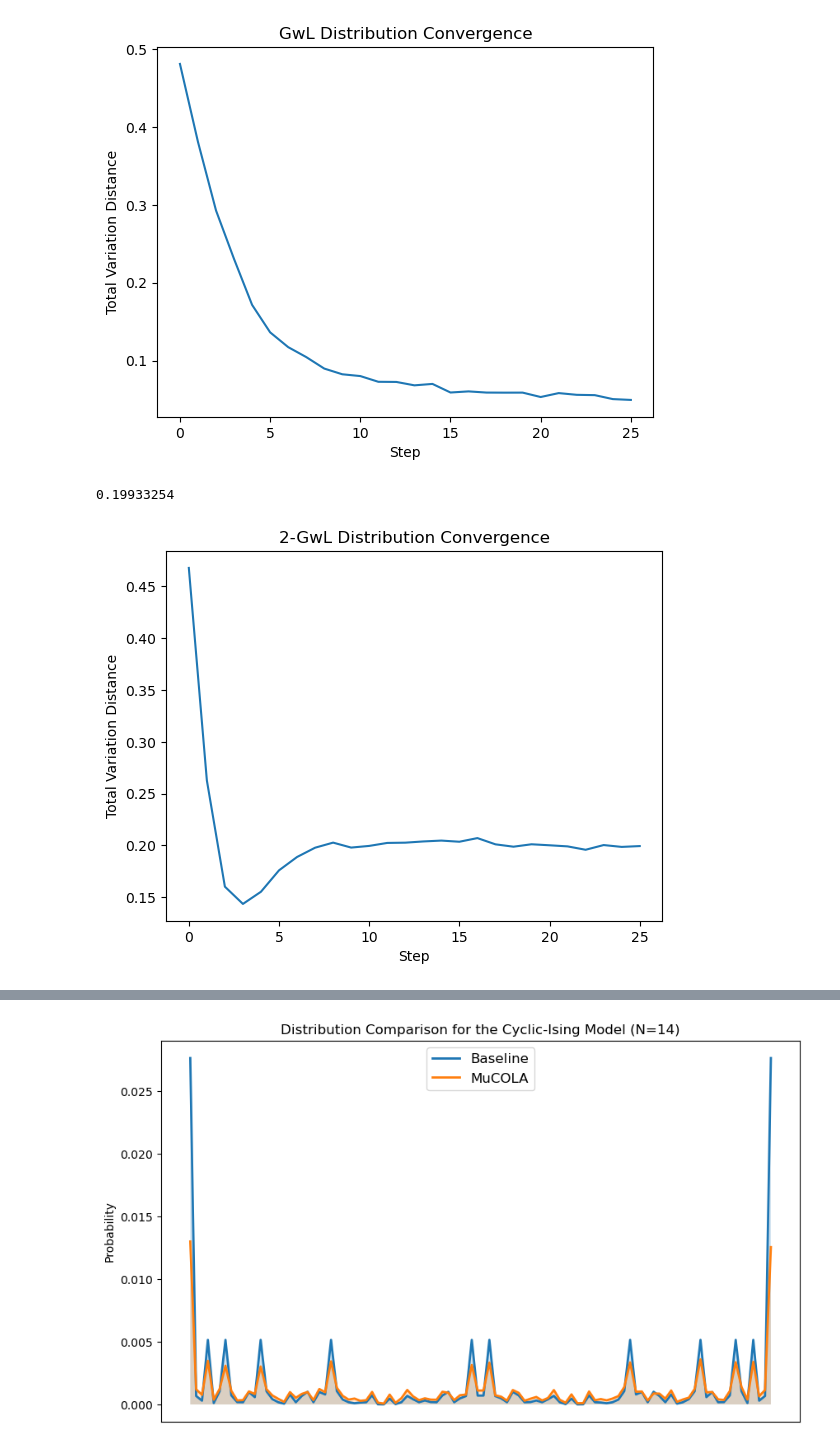
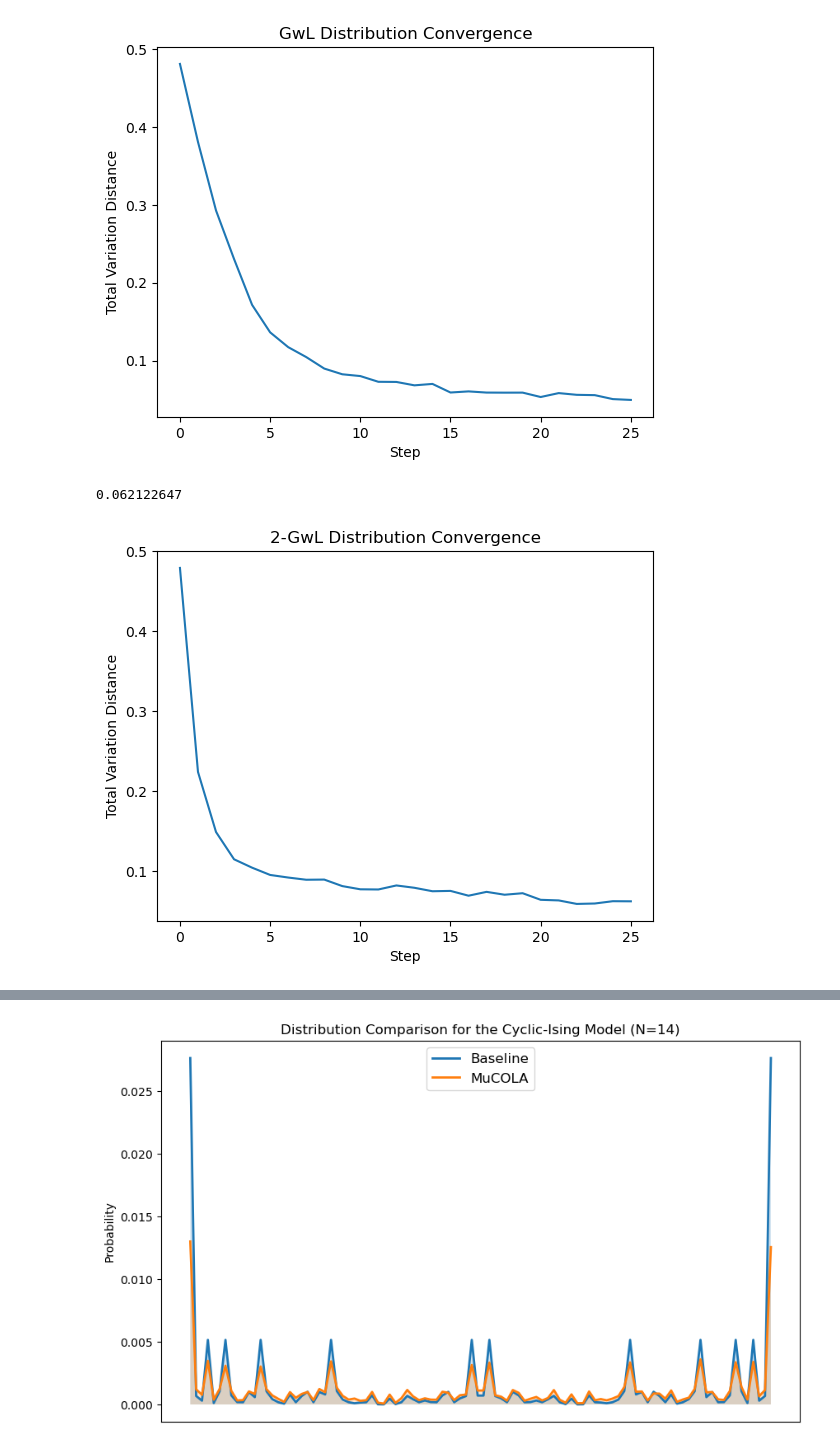
Before and after one commit to shainotshy1/MCMC_Comparisons, a Jupyter notebook: LanguageAlign/test.ipynb, the cells around one changed output, grey strips where cells are left out. Drawn from its saved outputs; the diff is of its cells as text; code cells hidden in the pictures.

```diff
--- a/LanguageAlign/test.ipynb
+++ b/LanguageAlign/test.ipynb
@@ -397,8 +397,8 @@ def sample_2gwl(calc_U, calc_dU, x0, iter, alpha, vocab, p=2, return_vd_traj=Fal
             pair_prods = np.tril(x[:, :, None] * x[:, None, :], k=-1)
 
             total_sum = pair_prods.sum(axis=(1, 2))
-            row_sum   = pair_prods.sum(axis=2)
-            col_sum   = pair_prods.sum(axis=1)
+            row_sum = pair_prods.sum(axis=2)
+            col_sum = pair_prods.sum(axis=1)
 
             masked_sums = (
                 total_sum[:, None, None]
@@ -428,11 +428,18 @@ def sample_2gwl(calc_U, calc_dU, x0, iter, alpha, vocab, p=2, return_vd_traj=Fal
         C[np.arange(m), target_indices[:, 0], target_indices[:, 1]] = -np.inf # Makes the probability of a self loop be 0.
         return C
 
-    def calc_select_prob_no_replace(select_probs, targets):
-        p1 = select_probs[np.arange(m), targets[:, 0]]
-        p2 = select_probs[np.arange(m), targets[:, 1]]
-        denom = 1.0 - p1
-        return p1 * (p2 / denom)
+    def calc_select_probs(select_probs, targets):
+        if edit_pos_method == "interaction":
+            ravel_probs = select_probs.reshape(-1, N, N)
+            row_targets = targets[:, 0]
+            col_targets = targets[:, 1]
+            target_probs = ravel_probs[np.arange(m), row_targets, col_targets]
+            return target_probs
+        else:
+            p1 = select_probs[np.arange(m), targets[:, 0]]
+            p2 = select_probs[np.arange(m), targets[:, 1]]
+            denom = 1.0 - p1
+            return p1 * (p2 / denom)
 
     def calc_prob_gen(indices, targets, logits, select_probs):
         a1_indices = indices[np.arange(m), targets[:, 0]]
@@ -442,7 +449,7 @@ def sample_2gwl(calc_U, calc_dU, x0, iter, alpha, vocab, p=2, return_vd_traj=Fal
         a_ravel = np.ravel_multi_index((a1_indices, a2_indices), (order, targets.shape[-1]))
         prop_probs = probs[np.arange(m), a_ravel]
 
-        target_probs = calc_select_prob_no_replace(select_probs, targets)
+        target_probs = calc_select_probs(select_probs, targets)
         total_probs = prop_probs * target_probs
 
         total_probs = prop_probs * target_probs
@@ -524,22 +531,23 @@ def sample_2gwl(calc_U, calc_dU, x0, iter, alpha, vocab, p=2, return_vd_traj=Fal
 # %%
 x0 = np.random.choice(a=[-1, 1], size=(m, N), p=[0.5, 0.5]).astype(np.float32) # Initialize with uniform boolean embedding
 
 order = 2
 alpha = 1.0
-temp=1.0
-edit_method = 'interaction'
+edit_method = 'saliency'
+temp = 1e-2
+eps = 1e-9
 vocab = [np.array([-1.0]), np.array([1.0])]
 samples_2gwl, vd_traj_2gwl = sample_2gwl(calc_U, calc_dU, x0, iter, alpha, vocab, p=2, return_vd_traj=True, baseline_distr=baseline_distr, order=order, edit_pos_method=edit_method, temp=temp, eps=eps)
 vd_2gwl, distr_map_2gwl = calc_variational_dist(samples_2gwl, baseline_distr)
 
 print(vd_2gwl)
 plt.plot(vd_traj_2gwl)
 plt.title(f"{order}-GwL Distribution Convergence")
 plt.xlabel("Step")
 plt.ylabel("Total Variation Distance")
 plt.xticks(np.arange(0, iter + 1, 5))
 
 plt.show()
 # %% [output]
-0.19933254
+0.062122647
-[figure, old version]
+[figure, new version]
```
Also changed, not shown: parts of 2 cells of this notebook.
